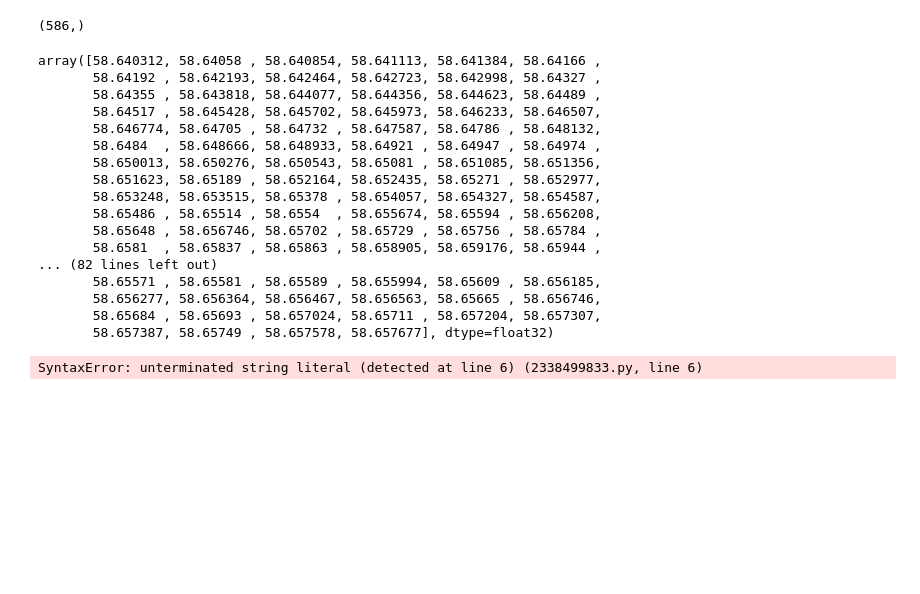
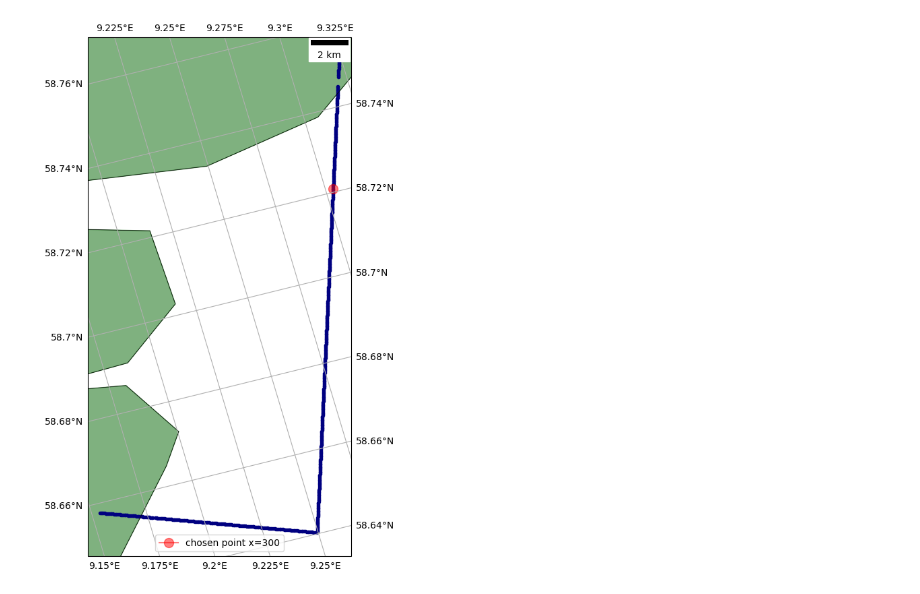
Before and after one commit to AnnaWojciechowska/forecast_notebooks, a Jupyter notebook: met.no/WAM800_Spektrum_c4.ipynb, the cells around one changed output. Saved outputs shown, nothing was run; the diff lists cells and outputs as text; code cells hidden in the pictures; blank space fills up the shorter version.

Commit message:
scope of MyWave WAM800 spectrum forecast for c3 and c4

```diff
--- a/met.no/WAM800_Spektrum_c4.ipynb
+++ b/met.no/WAM800_Spektrum_c4.ipynb
@@ -53,36 +45,13 @@ ds.x.shape
-# %%
-ds.latitude.values[0].shape
-# %% [output]
-(586,)
-# %%
-ds.latitude.values[0]
-# %% [output]
-array([58.640312, 58.64058 , 58.640854, 58.641113, 58.641384, 58.64166 ,
-       58.64192 , 58.642193, 58.642464, 58.642723, 58.642998, 58.64327 ,
-       58.64355 , 58.643818, 58.644077, 58.644356, 58.644623, 58.64489 ,
-       58.64517 , 58.645428, 58.645702, 58.645973, 58.646233, 58.646507,
-       58.646774, 58.64705 , 58.64732 , 58.647587, 58.64786 , 58.648132,
-       58.6484  , 58.648666, 58.648933, 58.64921 , 58.64947 , 58.64974 ,
-       58.650013, 58.650276, 58.650543, 58.65081 , 58.651085, 58.651356,
-       58.651623, 58.65189 , 58.652164, 58.652435, 58.65271 , 58.652977,
-       58.653248, 58.653515, 58.65378 , 58.654057, 58.654327, 58.654587,
-       58.65486 , 58.65514 , 58.6554  , 58.655674, 58.65594 , 58.656208,
-       58.65648 , 58.656746, 58.65702 , 58.65729 , 58.65756 , 58.65784 ,
-       58.6581  , 58.65837 , 58.65863 , 58.658905, 58.659176, 58.65944 ,
-... (82 lines left out)
-       58.65571 , 58.65581 , 58.65589 , 58.655994, 58.65609 , 58.656185,
-       58.656277, 58.656364, 58.656467, 58.656563, 58.65665 , 58.656746,
-       58.65684 , 58.65693 , 58.657024, 58.65711 , 58.657204, 58.657307,
-       58.657387, 58.65749 , 58.657578, 58.657677], dtype=float32)
 # %%
-fig, ax = plt.subplots(figsize=(20, 10))
-ax = plt.axes(projection=ccrs.Orthographic(-10, 45))
-ax.add_feature(cfeature.LAND,color='darkgreen', alpha = 0.5)
-#ax.add_feature(cfeature.LAKES)
-#ax.coastlines(resolution='50m', color='darkkhaki', linewidth=0.5)
-ax.set_title("Grid points for wich spectrum is computed looks wrong)
+x_spec  = 300
+fig, ax = plt.subplots(figsize=(20, 10), subplot_kw={'projection': ccrs.Orthographic(-10, 45)})
+ax.add_feature(cfeature.LAND, color='darkgreen', alpha=0.5)
 ax.scatter(ds.longitude,ds.latitude,marker='.', color='navy', transform=ccrs.PlateCarree())
-
+ax.coastlines(resolution='10m', color='black', linewidth=0.5)
+ax.plot(ds.longitude.sel(x = x_spec), ds.latitude.sel(x = x_spec), marker='o', alpha = 0.5, color = 'red', markersize=10, label=f"chosen point x={x_spec}", transform=ccrs.PlateCarree())
 ax.gridlines(draw_labels=True)
+ax.add_artist(ScaleBar(2))
+ax.legend(loc='lower center')
+plt.show()
 # %% [output]
-SyntaxError: unterminated string literal (detected at line 6) (2338499833.py, line 6)
+[figure, added]
```
Also changed, not shown: parts of 7 cells of this notebook, 1 other file.
